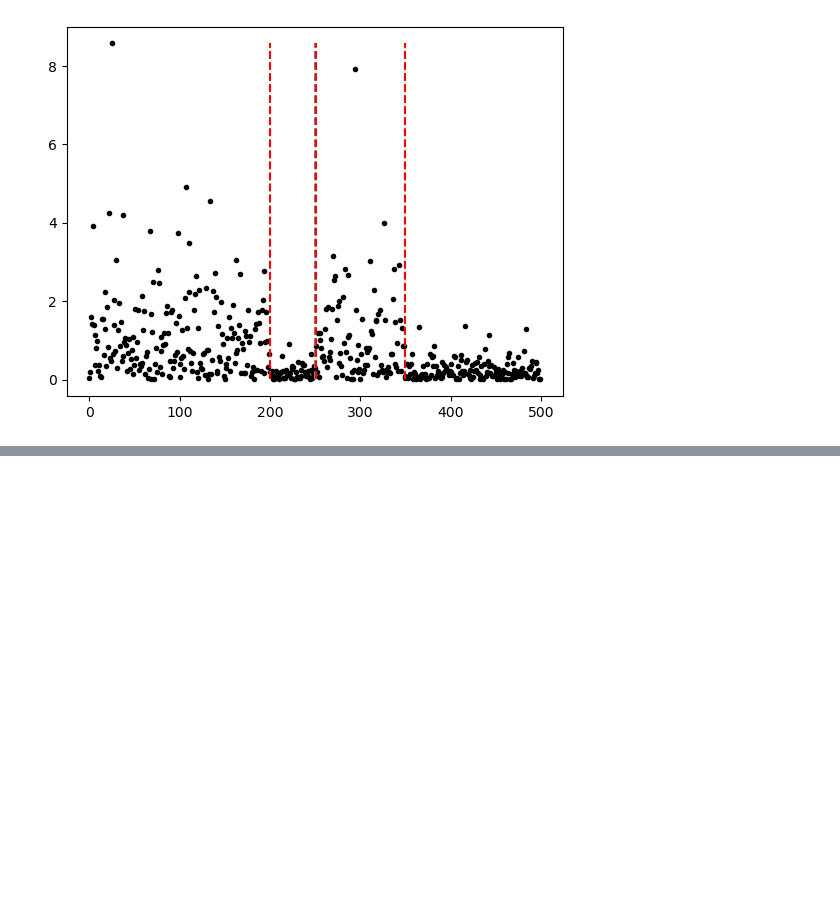
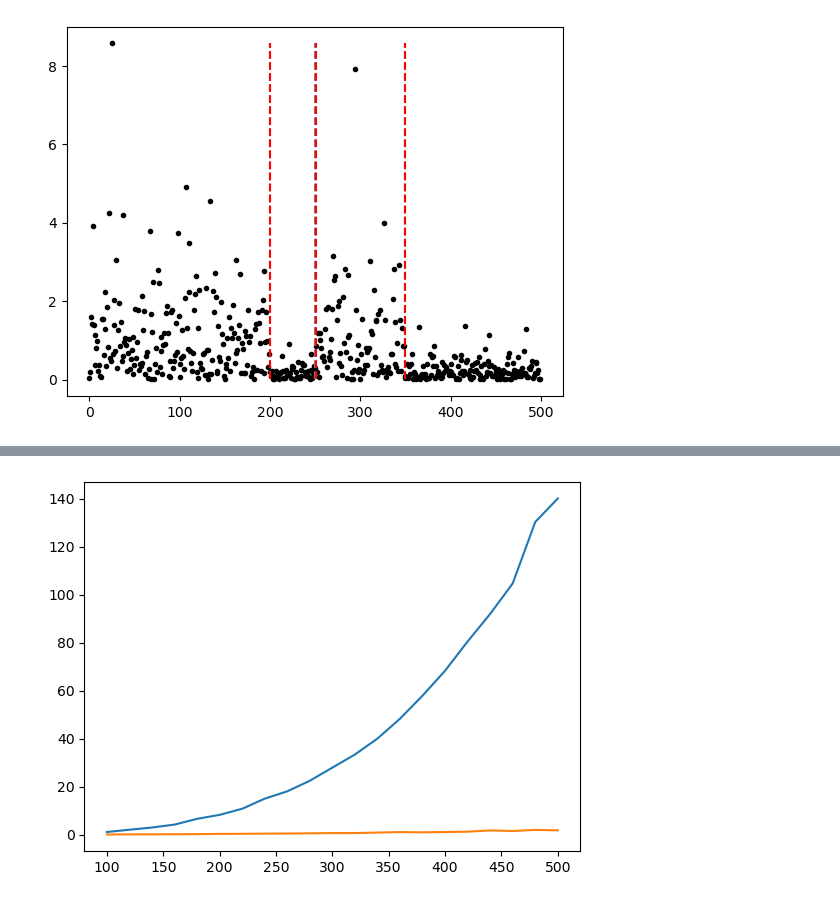
Before and after one commit to LazaroDGM/change-point-optative, a Jupyter notebook: changepoint.ipynb, the cells around one changed output, grey strips where cells are left out. Drawn from its saved outputs; the diff is of its cells as text; code cells hidden in the pictures; blank space fills up the shorter version.

Commit message:
add temporal complexity graph

```diff
--- a/changepoint.ipynb
+++ b/changepoint.ipynb
@@ -436,0 +449,22 @@ get_results(many_change_points)
+# %%
+with open('results_times_OP.json', 'r') as fp:
+    times_OP = json.load(fp)
+
+with open('results_times_PELT.json', 'r') as fp:
+    times_PELT = json.load(fp)
+
+X = []
+Y1 = []
+for n, times in times_OP.items():
+    X.append(int(n))
+    Y1.append(st.mean(times))
+
+Y2 = []
+for n, times in times_PELT.items():
+    Y2.append(st.mean(times))
+# %%
+plt.plot(X, Y1)
+plt.plot(X, Y2)
+plt.show()
+# %% [output]
+[figure, added]
```
Also changed, not shown: parts of 7 cells of this notebook.
